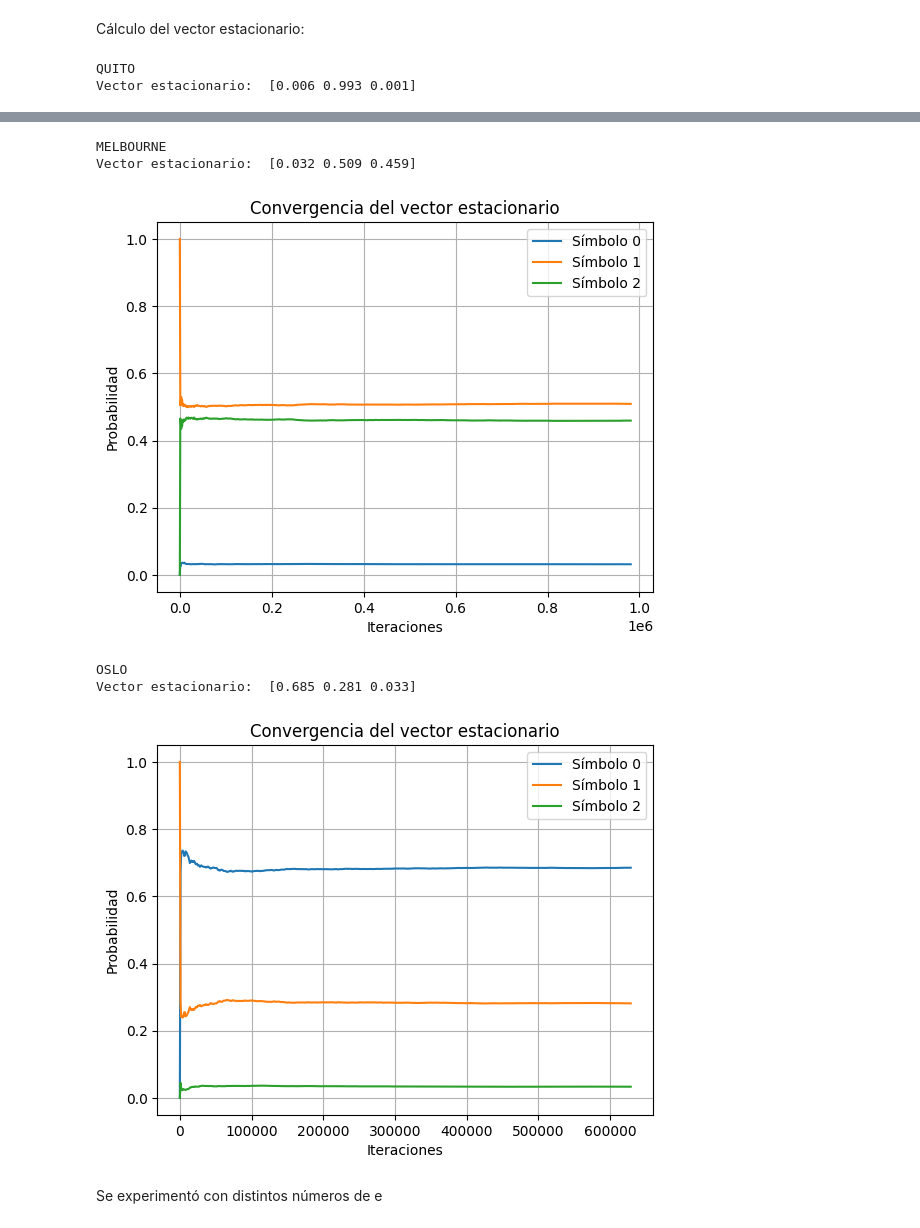
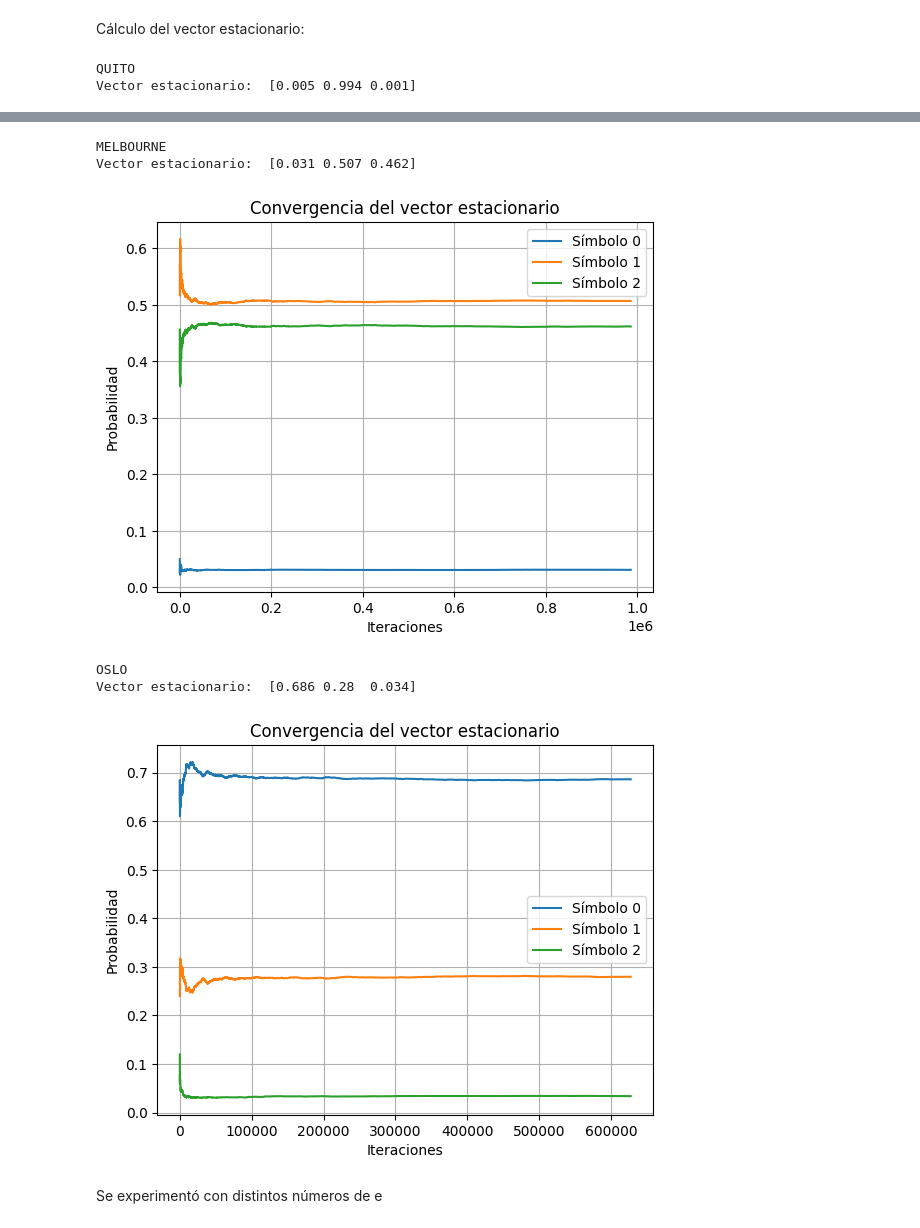
Before and after one commit to iroumec/TPE-TDI, a Jupyter notebook: deepnote/TPE/notebook.ipynb, the cells around one changed output, grey strips where cells are left out. Cells and saved outputs as stored; diff of their text form; code cells hidden in the pictures.

```diff
--- a/deepnote/TPE/notebook.ipynb
+++ b/deepnote/TPE/notebook.ipynb
@@ -464,7 +464,7 @@ def mostrar_grafico_convergencia(historial, iteraciones, nro_simbolos=NRO_SIMBOL
     # Por cada símbolo...
     for i in range(nro_simbolos):
         # Por cada iteración, se diagrama su probabilidad...
-        plt.plot(range(0, iteraciones, 1000), historial[i], label=f'Símbolo {i}')
+        plt.plot(iteraciones, historial[i], label=f'Símbolo {i}')
 
     plt.xlabel('Iteraciones')
     plt.ylabel('Probabilidad')
@@ -474,0 +477,31 @@ def mostrar_grafico_convergencia(historial, iteraciones, nro_simbolos=NRO_SIMBOL
+# %%
+def get_vector_estacionario(matriz_transicion_acumulada, nro_simbolos=NRO_SIMBOLOS, epsilon=0.0000005, min_iteraciones=10000):
+
+    apariciones = np.zeros(nro_simbolos)
+    vector_estacionario = np.zeros(nro_simbolos)
+    vector_estacionario_anterior = np.full(nro_simbolos, -1)
+
+    simbolo = None
+    iteraciones = 0
+
+    # Se guarda el historial para graficar.
+    historial_iteraciones = []
+    historial = [[] for _ in range(nro_simbolos)]
+
+    while (not converge(vector_estacionario, vector_estacionario_anterior, epsilon) or (iteraciones < min_iteraciones)):
+
+        simbolo = get_siguiente(simbolo, nro_simbolos, matriz_transicion_acumulada)
+        iteraciones += 1
+
+        apariciones[simbolo] += 1
+        vector_estacionario_anterior = vector_estacionario.copy()
+        vector_estacionario = np.array([ aparicion / iteraciones for aparicion in apariciones ])
+
+        # Cada 100 iteraciones, se añade a cada símbolo la probabilidad hallada.
+        # Esto con fines de poder realizar el diagrama de convergencia.
+        if iteraciones % 100 == 0:
+            for i in range(nro_simbolos):
+                historial[i].append(vector_estacionario[i])
+            historial_iteraciones.append(iteraciones)
+
+    return vector_estacionario, historial, historial_iteraciones
@@ -484,7 +535,7 @@ Se calculan las matrices de transición para cada ciudad:
 # %% [markdown]
 Cálculo del vector estacionario:
 # %%
-def get_vector_estacionario(matriz_transicion_acumulada, nro_simbolos=NRO_SIMBOLOS, epsilon=0.0000005, min_iteraciones=100000):
+def get_vector_estacionario(matriz_transicion_acumulada, nro_simbolos=NRO_SIMBOLOS, epsilon=0.0000005, min_iteraciones=10000):
 
     apariciones = np.zeros(nro_simbolos)
     vector_estacionario = np.zeros(nro_simbolos)
@@ -494,6 +545,7 @@ def get_vector_estacionario(matriz_transicion_acumulada, nro_simbolos=NRO_SIMBOL
     iteraciones = 0
 
     # Se guarda el historial para graficar.
+    historial_iteraciones = []
     historial = [[] for _ in range(nro_simbolos)]
 
     while (not converge(vector_estacionario, vector_estacionario_anterior, epsilon) or (iteraciones < min_iteraciones)):
@@ -507,11 +559,12 @@ def get_vector_estacionario(matriz_transicion_acumulada, nro_simbolos=NRO_SIMBOL
 
         # Cada 100 iteraciones, se añade a cada símbolo la probabilidad hallada.
         # Esto con fines de poder realizar el diagrama de convergencia.
-        if (iteraciones-1) % 1000 == 0:
+        if iteraciones % 100 == 0:
             for i in range(nro_simbolos):
                 historial[i].append(vector_estacionario[i])
+            historial_iteraciones.append(iteraciones)
 
-    return vector_estacionario, historial, iteraciones
+    return vector_estacionario, historial, historial_iteraciones
 
 vector_estacionario_quito, historial_quito, iteraciones_quito = get_vector_estacionario(matriz_acumulada_quito)
 vector_estacionario_melbourne, historial_melbourne, iteraciones_melbourne = get_vector_estacionario(matriz_acumulada_melbourne)
@@ -528,4 +581,4 @@ print("Vector estacionario: ", vector_estacionario_oslo.round(3))
 mostrar_grafico_convergencia(historial_oslo, iteraciones_oslo)
 # %% [output]
 QUITO
-Vector estacionario:  [0.006 0.993 0.001]
+Vector estacionario:  [0.005 0.994 0.001]
@@ -533,8 +586,8 @@ Vector estacionario:  [0.006 0.993 0.001]
 MELBOURNE
-Vector estacionario:  [0.032 0.509 0.459]
+Vector estacionario:  [0.031 0.507 0.462]
-[figure, old version]
+[figure, new version]
 OSLO
-Vector estacionario:  [0.685 0.281 0.033]
+Vector estacionario:  [0.686 0.28  0.034]
-[figure, old version]
+[figure, new version]
 # %% [markdown]
 Se experimentó con distintos números de e
```
Also changed, not shown: parts of 9 cells of this notebook.
